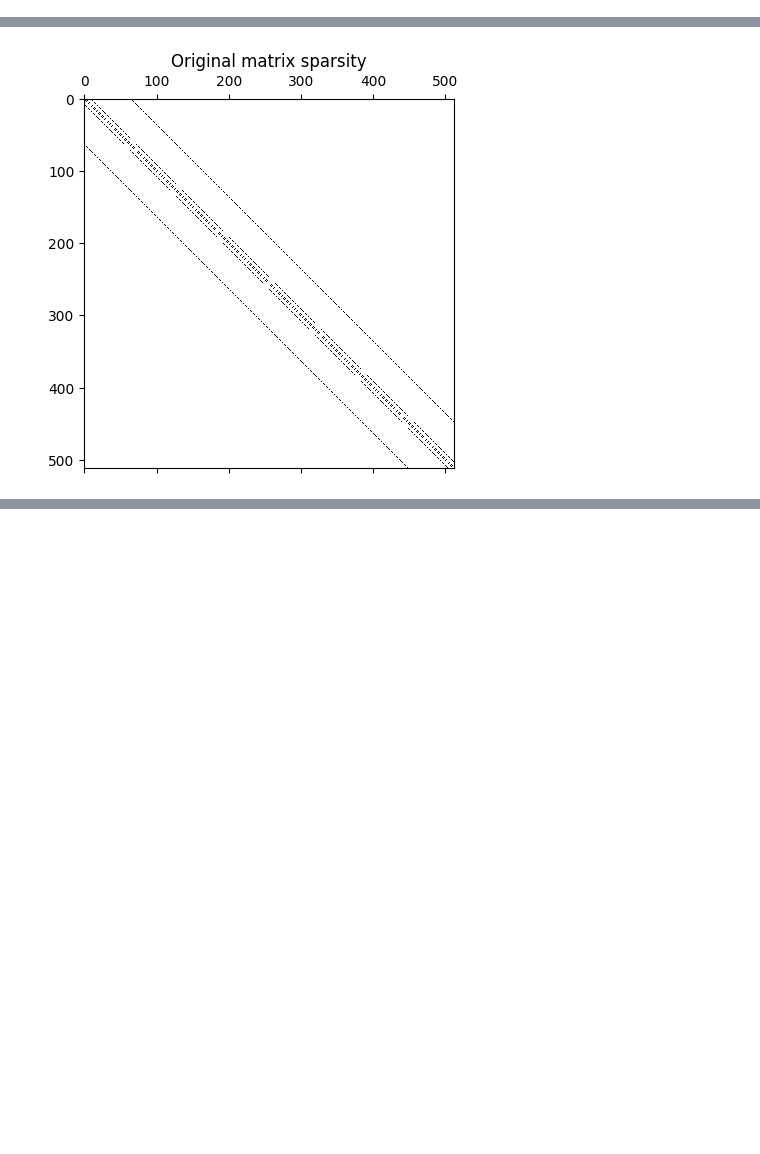
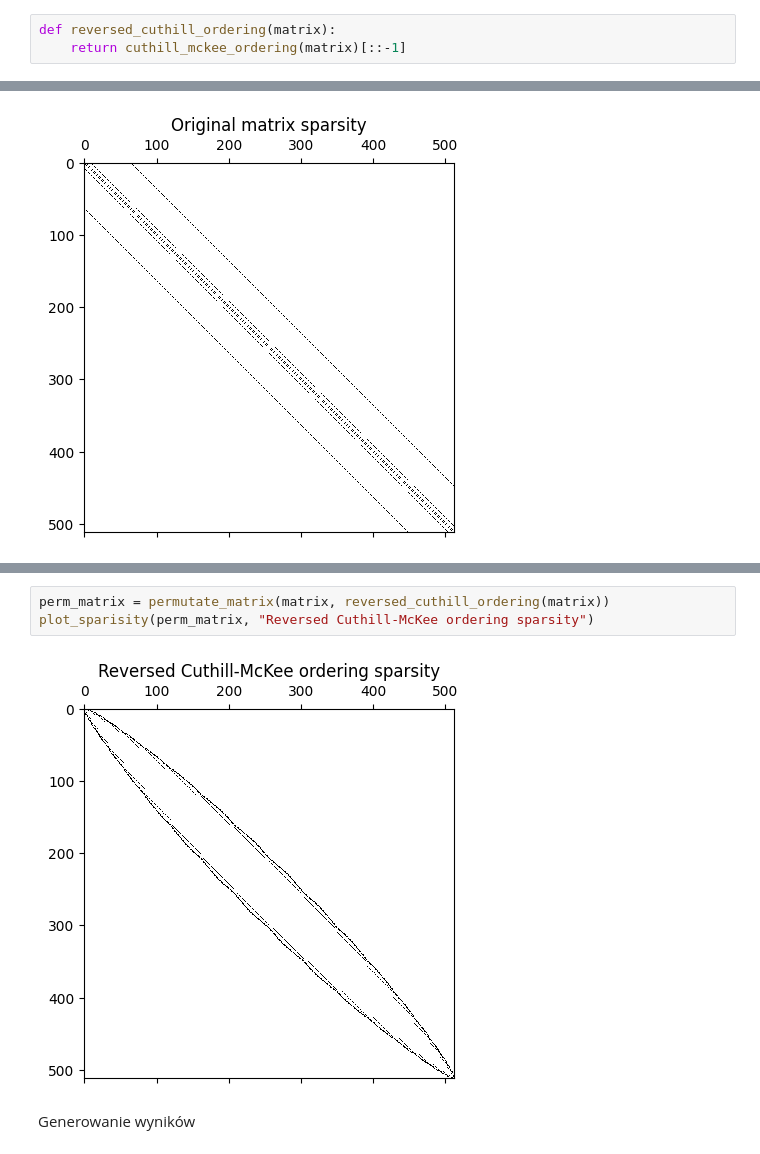
Before and after one commit to MicelloK/matrix-aglorithms, a Jupyter notebook: lab4/lab4.ipynb, the cells around one changed output, grey strips where cells are left out. Saved outputs shown, nothing was run; the diff lists cells and outputs as text; blank space fills up the shorter version.

```diff
--- a/lab4/lab4.ipynb
+++ b/lab4/lab4.ipynb
@@ -262,3 +262,6 @@ def cuthill_mckee_ordering(matrix):
             bfs(vertex)
 
     return permutation
+# %%
+def reversed_cuthill_ordering(matrix):
+    return cuthill_mckee_ordering(matrix)[::-1]
@@ -295,0 +287,7 @@ plot_sparisity(perm_matrix, "Permuted matrix sparsity")
+# %%
+perm_matrix = permutate_matrix(matrix, reversed_cuthill_ordering(matrix))
+plot_sparisity(perm_matrix, "Reversed Cuthill-McKee ordering sparsity")
+# %% [output]
+[figure, added]
+# %% [markdown]
+Generowanie wyników
```
Also changed, not shown: parts of 13 cells of this notebook.
